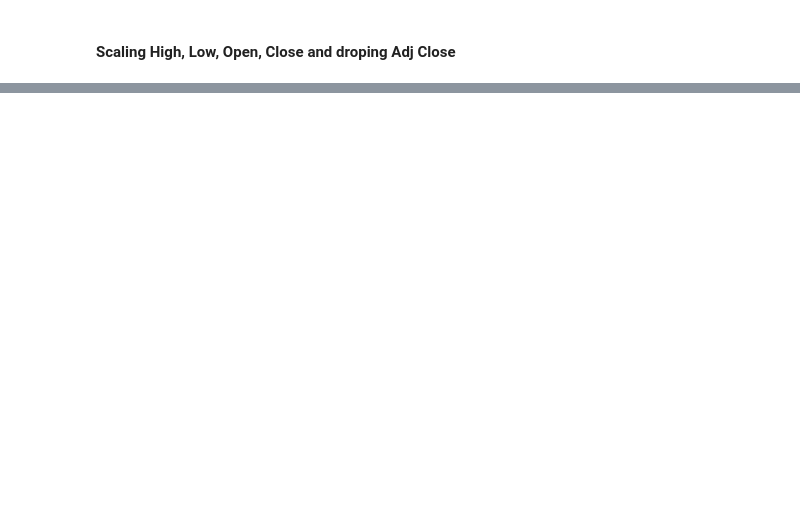
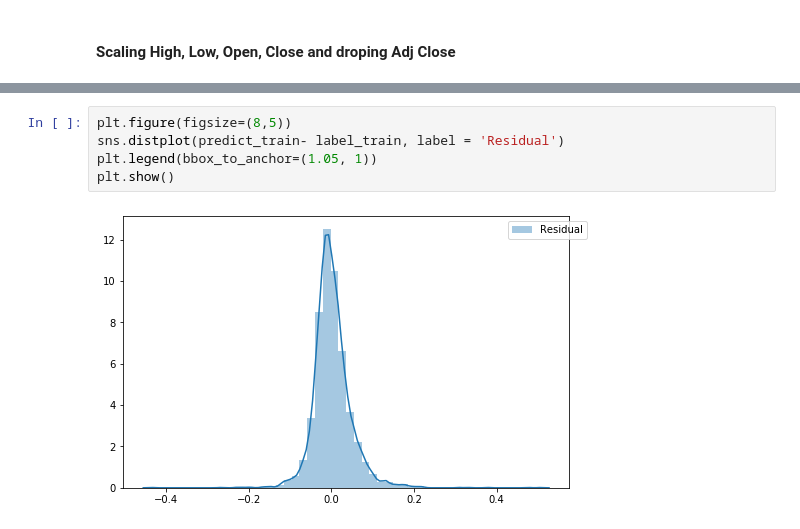
Before and after one commit to menach123/Stock-Prediction-for-Small-Biotech-Companies-GRU-RNN-with-Regression-Output-, a Jupyter notebook: data_retrieval.ipynb, the cells around one changed output, grey strips where cells are left out. Saved outputs shown, nothing was run; the diff lists cells and outputs as text; blank space fills up the shorter version.

```diff
--- a/data_retrieval.ipynb
+++ b/data_retrieval.ipynb
@@ -163,0 +257,7 @@ high
+# %%
+plt.figure(figsize=(8,5))
+sns.distplot(predict_train- label_train, label = 'Residual')
+plt.legend(bbox_to_anchor=(1.05, 1))
+plt.show()
+# %% [output]
+[figure, added]
```
Also changed, not shown: parts of 32 cells of this notebook.
